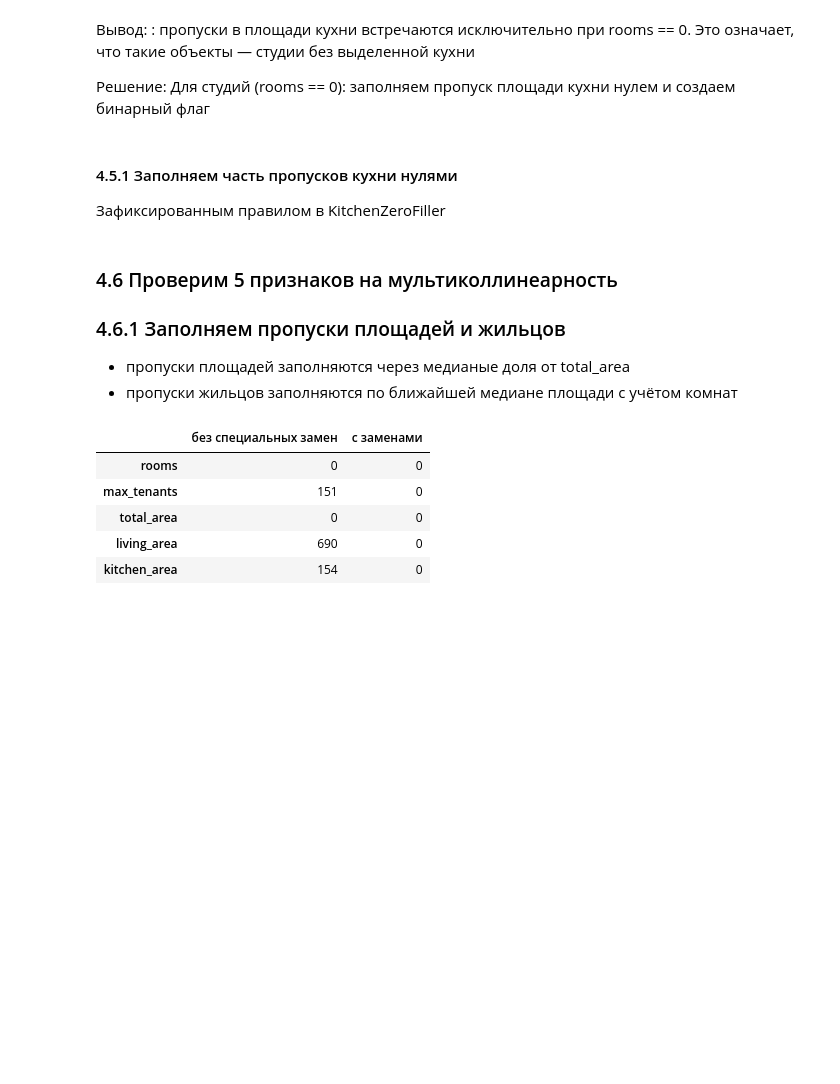
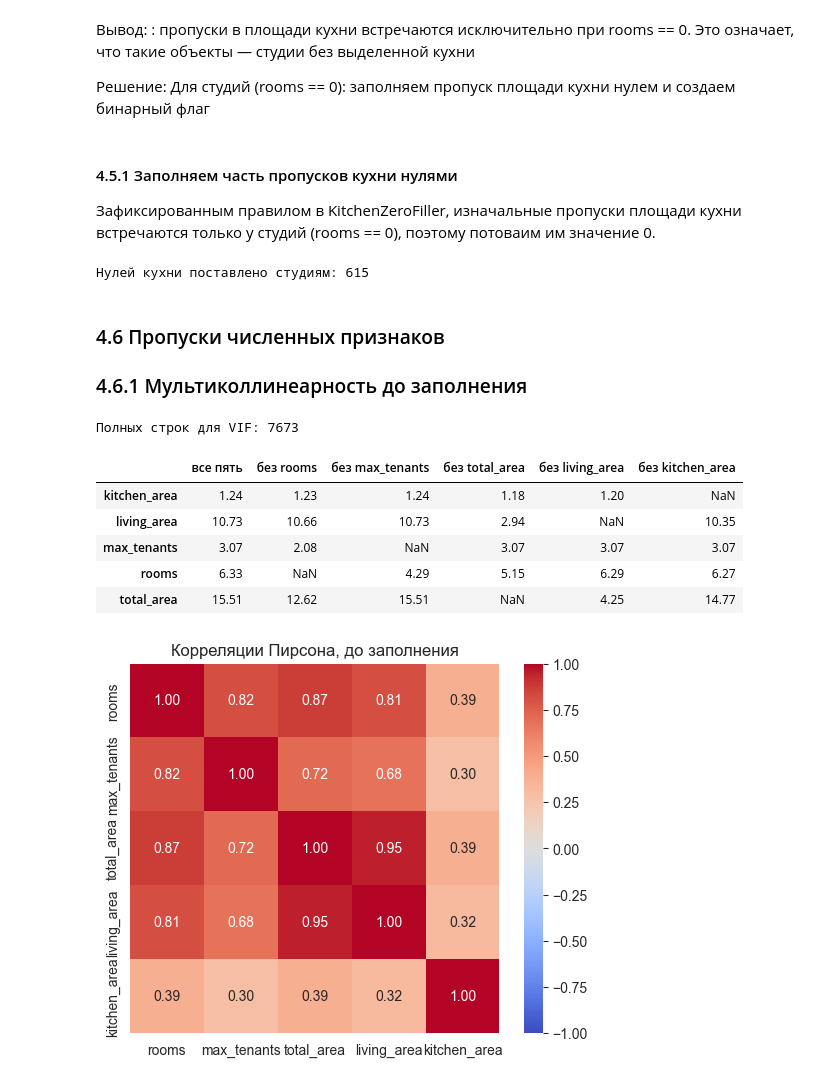
Before and after one commit to 6VolGirl/6VolGirl-Suhodolova_Anna_Lab2, a Jupyter notebook: notebooks/01_preparation.ipynb, the cells around one changed output. Saved outputs shown, nothing was run; the diff lists cells and outputs as text; code cells hidden in the pictures; blank space fills up the shorter version.

```diff
--- a/notebooks/01_preparation.ipynb
+++ b/notebooks/01_preparation.ipynb
@@ -1008,56 +1008,57 @@ display(kitchen_groups.groupby("статус кухни")["total_area"].agg(["co
 Для студий (rooms == 0): заполняем пропуск площади кухни нулем и создаем бинарный флаг
 # %% [markdown]
 #### 4.5.1 Заполняем часть пропусков кухни нулями
-Зафиксированным правилом в KitchenZeroFiller
+Зафиксированным правилом в KitchenZeroFiller, изначальные пропуски площади кухни встречаются только у студий (rooms == 0), поэтому потоваим им значение 0.
 # %%
-import numpy as np
-import pandas as pd
+from sklearn.base import clone
 from sklearn.pipeline import Pipeline
 from modules.preprocessing import NumericCleaner, CategoryCleaner, KitchenZeroFiller
 
-# Только очистка и технические нули; доли площадей не рассчитываем
-area_pipeline = Pipeline([
+# Очистка и технические нули кухни у студий (rooms == 0); доли и жильцов пока не заполняем
+base_pipeline = Pipeline([
     ("numeric_cleaner", NumericCleaner(NUM_FEATURES, NUM_BOUNDS, NUM_PAIRS)),
     ("category_cleaner", CategoryCleaner(CAT_FEATURES, CATEGORY_FIXES, VALID_CATEGORIES)),
     ("kitchen_zero", KitchenZeroFiller()),
 ])
-
-X_zero = area_pipeline.fit_transform(X_train)
-X_valid_zero = area_pipeline.transform(X_valid)
-
-# Состояние до подстановки нулей
-X_before_zero = area_pipeline[:-1].transform(X_train)
-X_valid_before_zero = area_pipeline[:-1].transform(X_valid)
+X_base = base_pipeline.fit_transform(X_train)
+print("Нулей кухни поставлено студиям:", int(X_base["kitchen_area_original_missing"].sum()))
+# %% [output]
+Нулей кухни поставлено студиям: 615
 # %% [markdown]
-### 4.6 Проверим 5 признаков на мультиколлинеарность
-### 4.6.1 Заполняем пропуски площадей и жильцов
-- пропуски площадей заполняются через медианые доля от total_area
-- пропуски жильцов заполняются по ближайшей медиане площади с учётом комнат
+### 4.6 Пропуски численных признаков
+### 4.6.1 Мультиколлинеарность до заполнения
 # %%
-from sklearn.base import clone
-from sklearn.pipeline import Pipeline
-from modules.preprocessing import AreaShareImputer, TenantsFromAreaFiller
+from statsmodels.tools.tools import add_constant
+from statsmodels.stats.outliers_influence import variance_inflation_factor
 
-# Исходная цепочка: очистка и технические нули кухни
-base_pipeline = clone(area_pipeline)
+def calc_vif(data):
+    matrix = add_constant(data.astype(float), has_constant="add")
+    return pd.Series([variance_inflation_factor(matrix.to_numpy(), i) for i in range(1, matrix.shape[1])], index=data.columns)
 
-# Специальное заполнение площадей и числа жильцов
-filled_pipeline = Pipeline([
-    ("base", clone(base_pipeline)),
-    ("areas", AreaShareImputer()),
-    ("tenants", TenantsFromAreaFiller()),
-])
+def vif_by_subset(data):
+    """VIF для пяти признаков и после исключения каждого по одному (только полные строки)."""
+    complete = data.dropna()
+    result = {"все пять": calc_vif(complete)}
+    for col in AREA_COLS:
+        result[f"без {col}"] = calc_vif(complete.drop(columns=col))
+    return pd.DataFrame(result)
 
-# Эти таблицы нужны для описательного анализа
-X_without = base_pipeline.fit_transform(X_train)
-X_with = filled_pipeline.fit_transform(X_train)
+AREA_COLS = ["rooms", "max_tenants", "total_area", "living_area", "kitchen_area"]
 
-COLS = ["rooms", "max_tenants", "total_area", "living_area", "kitchen_area"]
-display(pd.DataFrame({"без специальных замен": X_without[COLS].isna().sum(), "с заменами": X_with[COLS].isna().sum()}))
+vif_before = vif_by_subset(X_base[AREA_COLS])
+print("Полных строк для VIF:", int(X_base[AREA_COLS].notna().all(axis=1).sum()))
+display(vif_before.round(2))
+
+# Корреляции пяти признаков до заполнения
+sns.heatmap(X_base[AREA_COLS].corr(), annot=True, fmt=".2f", cmap="coolwarm", vmin=-1, vmax=1, square=True)
+plt.title("Корреляции Пирсона, до заполнения")
+plt.show()
 # %% [output]
+Полных строк для VIF: 7673
-|  | без специальных замен | с заменами |
-| rooms | 0 | 0 |
-| max_tenants | 151 | 0 |
-| total_area | 0 | 0 |
-| living_area | 690 | 0 |
-| kitchen_area | 154 | 0 |
+|  | все пять | без rooms | без max_tenants | без total_area | без living_area | без kitchen_area |
+| kitchen_area | 1.24 | 1.23 | 1.24 | 1.18 | 1.20 | NaN |
+| living_area | 10.73 | 10.66 | 10.73 | 2.94 | NaN | 10.35 |
+| max_tenants | 3.07 | 2.08 | NaN | 3.07 | 3.07 | 3.07 |
+| rooms | 6.33 | NaN | 4.29 | 5.15 | 6.29 | 6.27 |
+| total_area | 15.51 | 12.62 | 15.51 | NaN | 4.25 | 14.77 |
+[figure, added]
```
Also changed, not shown: parts of 33 cells of this notebook, 1 other file.
